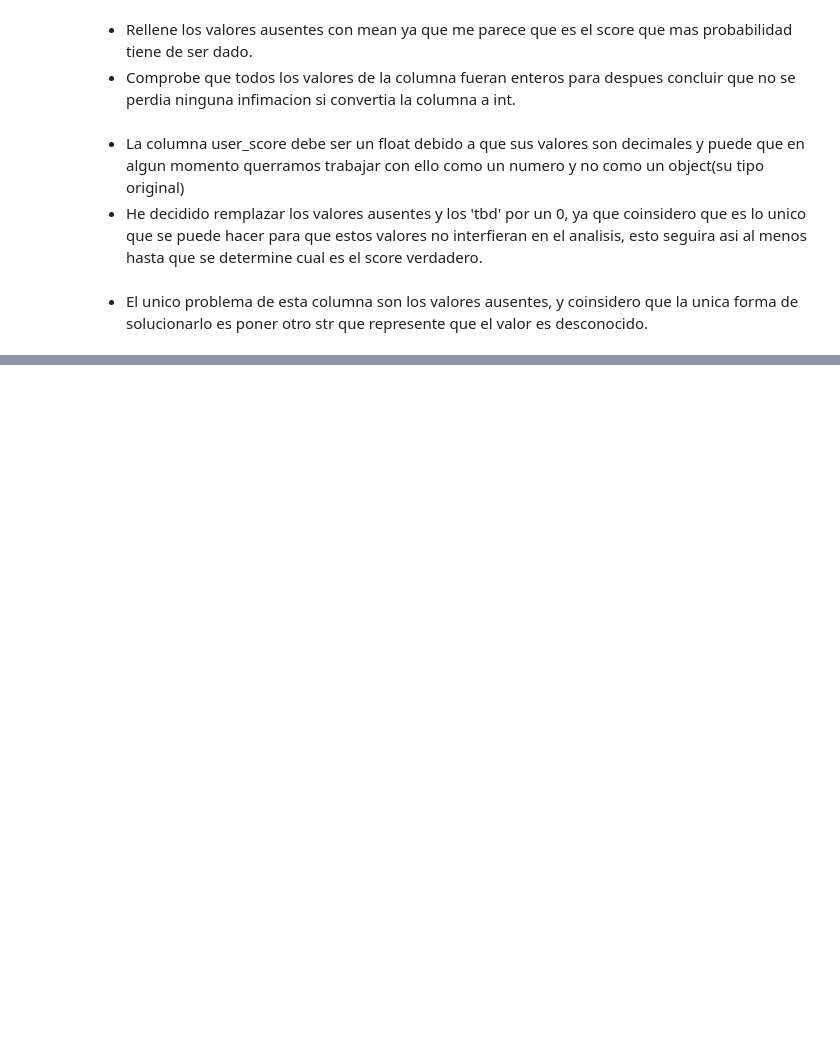
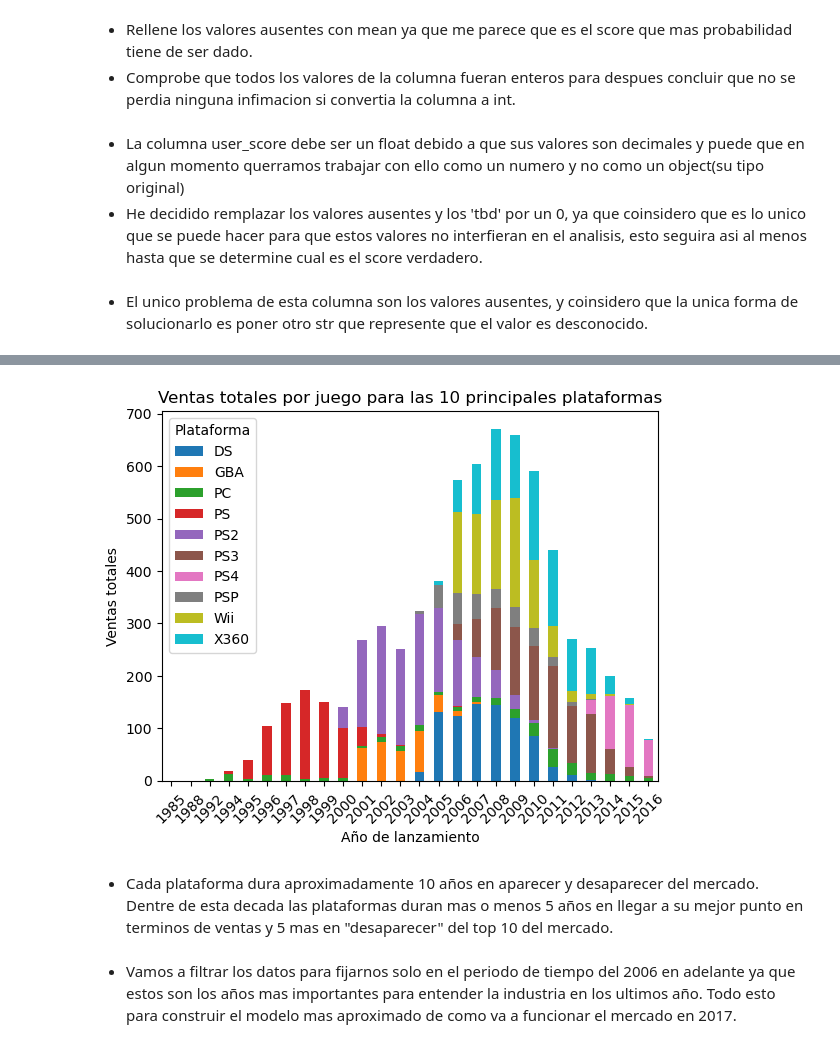
Before and after one commit to Sammat2507/proyecto-sprint-6, a Jupyter notebook: gamesnotebook.ipynb, the cells around one changed output, grey strips where cells are left out. Drawn from its saved outputs; the diff is of its cells as text; code cells hidden in the pictures; blank space fills up the shorter version.

Commit message:
Añado analisis de datos hasta caja de bigotes

```diff
--- a/gamesnotebook.ipynb
+++ b/gamesnotebook.ipynb
@@ -93,0 +126,20 @@ games_df['rating'] = games_df['rating'].fillna('unknown')
+# %%
+platforms_sales = games_df.groupby('platform')['sales_per_game'].sum()
+top_platforms = platforms_sales.sort_values(ascending=False).head(10)
+top_platforms_names = top_platforms.index
+top_platforms_data = games_df[games_df['platform'].isin(top_platforms_names)]
+sales_by_year_platform = top_platforms_data.groupby(['year_of_release', 'platform'])['sales_per_game'].sum().unstack()
+
+sales_by_year_platform.plot(kind='bar', stacked=True)
+plt.title('Ventas totales por juego para las 10 principales plataformas')
+plt.xlabel('Año de lanzamiento')
+plt.ylabel('Ventas totales')
+plt.xticks(rotation=45)
+plt.legend(title='Plataforma')
+plt.show()
+# %% [output]
+[figure, added]
+# %% [markdown]
+- Cada plataforma dura aproximadamente 10 años en aparecer y desaparecer del mercado. Dentre de esta decada las plataformas duran mas o menos 5 años en llegar a su mejor punto en terminos de ventas y 5 mas en "desaparecer" del top 10 del mercado.
+# %% [markdown]
+- Vamos a filtrar los datos para fijarnos solo en el periodo de tiempo del 2006 en adelante ya que estos son los años mas importantes para entender la industria en los ultimos año. Todo esto para construir el modelo mas aproximado de como va a funcionar el mercado en 2017.
```
Also changed, not shown: parts of 4 cells of this notebook.
